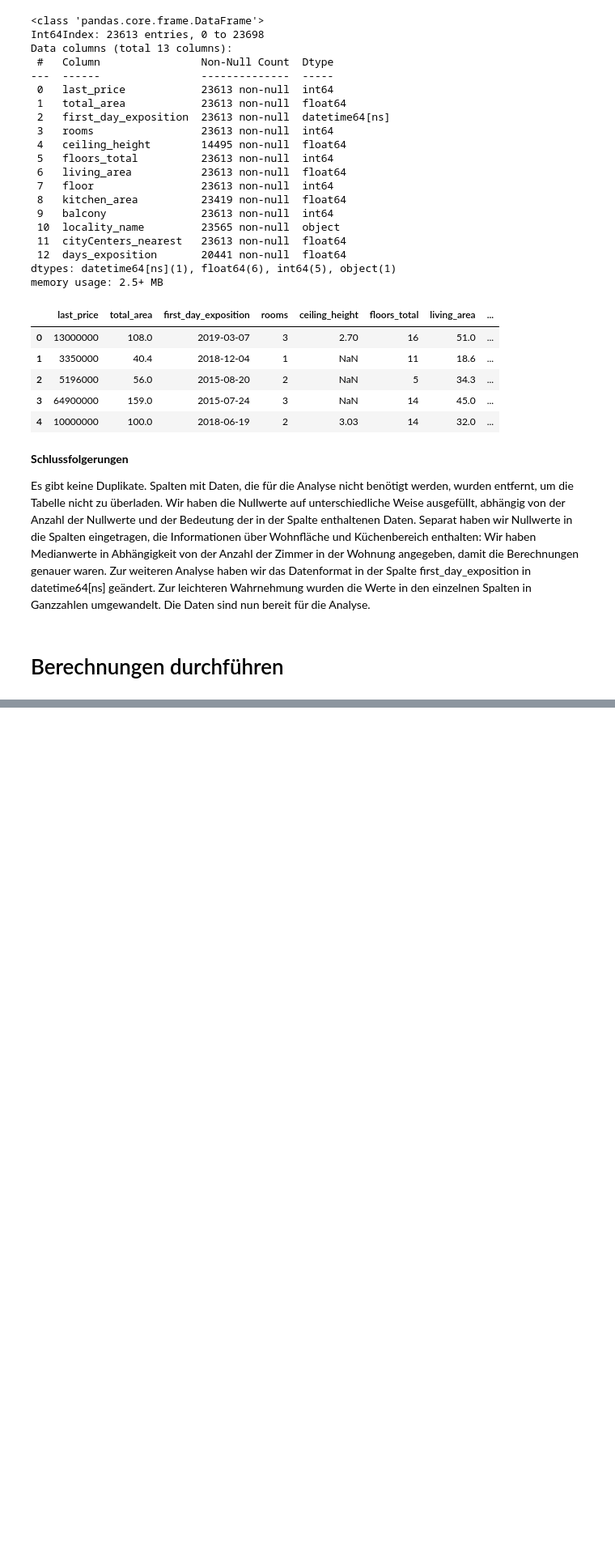
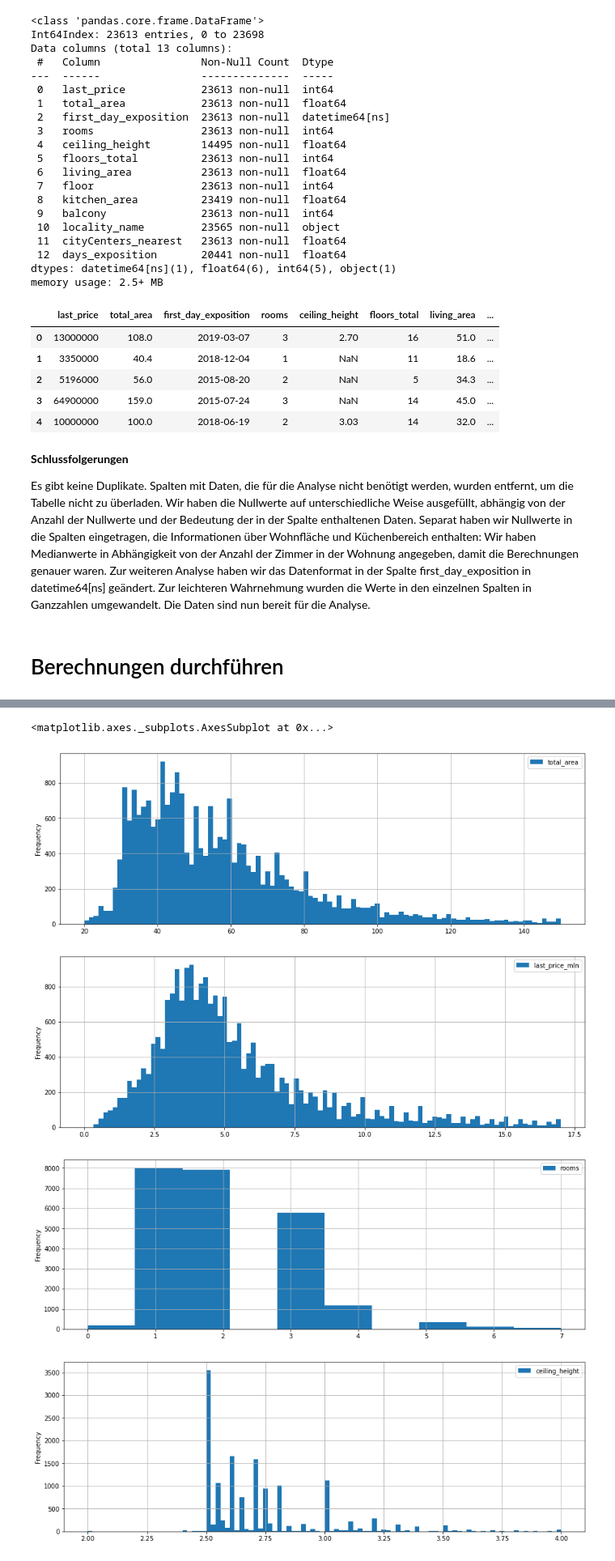
Before and after one commit to Konstantin5054232/ausbildungsprojekte, a Jupyter notebook: 03_wohnungen_verkauf/wohnungen_verkauf.ipynb, the cells around one changed output, grey strips where cells are left out. Shown at 81% size. Cells and saved outputs as stored; diff of their text form; code cells hidden in the pictures; blank space fills up the shorter version.

```diff
--- a/03_wohnungen_verkauf/wohnungen_verkauf.ipynb
+++ b/03_wohnungen_verkauf/wohnungen_verkauf.ipynb
@@ -164,0 +226,15 @@ Es gibt keine Duplikate. Spalten mit Daten, die für die Analyse nicht benötigt
+# %%
+# Zur einfacheren Analyse übersetzen wir den Wohnungspreis in Millionen Rubel.
+data['last_price_mln'] = data['last_price'] / 1000000
+# %%
+# Wir werden Histogramme für Parameter erstellen: Fläche, Preis, Anzahl der Zimmer, Deckenhöhe unter Verwendung des Bereichsparameters
+data.plot(kind='hist', y='total_area', range=(20, 150), bins=100, alpha=1, grid=True, legend=True, figsize=(15,5))
+data.plot(kind='hist', y='last_price_mln', range=(0, 17), bins=100, alpha=1, grid=True, legend=True, figsize=(15,5))
+data.plot(kind='hist', y='rooms', range=(0, 7), bins=10, alpha=1, grid=True, legend=True, figsize=(15,5))
+data.plot(kind='hist', y='ceiling_height', range=(2, 4), bins=100, alpha=1, grid=True, legend=True, figsize=(15,5))
+# %% [output]
+<matplotlib.axes._subplots.AxesSubplot at 0x...>
+[figure, added]
+[figure, added]
+[figure, added]
+[figure, added]
```
Also changed, not shown: parts of 27 cells of this notebook.
